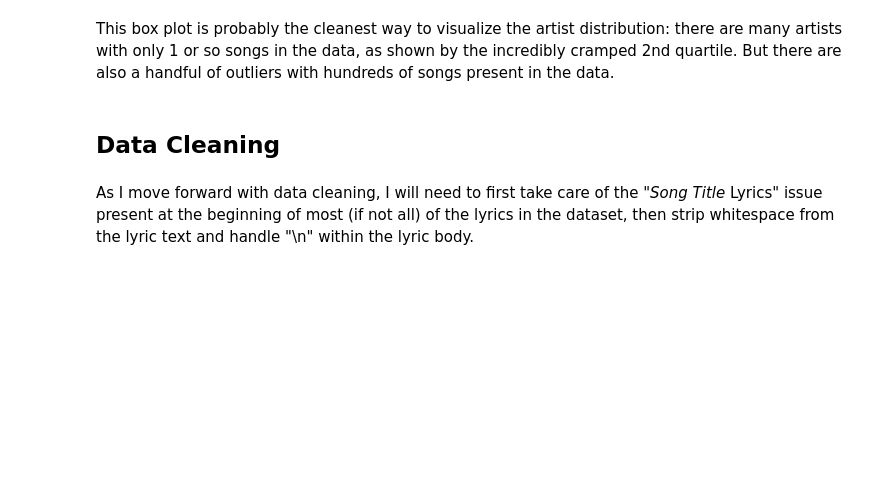
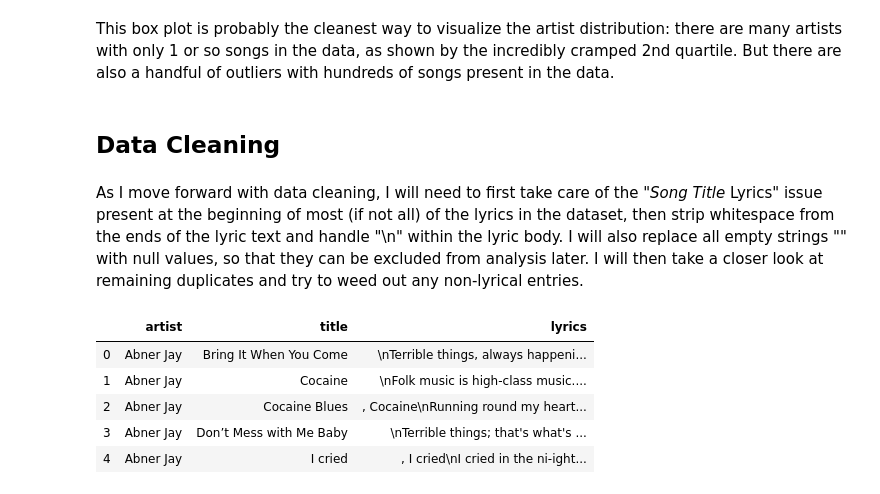
Before and after one commit to Data-Science-for-Linguists-2022/Outsider-Music-Linguistic-Analysis, a Jupyter notebook: scripts_&_analysis/3_data_cleaning_and_exploration.ipynb, the cells around one changed output. Cells and saved outputs as stored; diff of their text form; code cells hidden in the pictures; blank space fills up the shorter version.

```diff
--- a/scripts_&_analysis/3_data_cleaning_and_exploration.ipynb
+++ b/scripts_&_analysis/3_data_cleaning_and_exploration.ipynb
@@ -109,4 +103,4 @@ This box plot is probably the cleanest way to visualize the artist distribution:
 # %% [markdown]
 ## Data Cleaning
 # %% [markdown]
-As I move forward with data cleaning, I will need to first take care of the "*Song Title* Lyrics" issue present at the beginning of most (if not all) of the lyrics in the dataset, then strip whitespace from the lyric text and handle "\n" within the lyric body.
+As I move forward with data cleaning, I will need to first take care of the "*Song Title* Lyrics" issue present at the beginning of most (if not all) of the lyrics in the dataset, then strip whitespace from the ends of the lyric text and handle "\n" within the lyric body.  I will also replace all empty strings "" with null values, so that they can be excluded from analysis later.  I will then take a closer look at remaining duplicates and try to weed out any non-lyrical entries.
@@ -112,0 +118,9 @@ As I move forward with data cleaning, I will need to first take care of the "*So
+# %%
+lyricsdf.head()
+# %% [output]
+|  | artist | title | lyrics |
+| 0 | Abner Jay | Bring It When You Come | \nTerrible things, always happeni... |
+| 1 | Abner Jay | Cocaine | \nFolk music is high-class music.... |
+| 2 | Abner Jay | Cocaine Blues | , Cocaine\nRunning round my heart... |
+| 3 | Abner Jay | Don’t Mess with Me Baby | \nTerrible things; that's what's ... |
+| 4 | Abner Jay | I cried | , I cried\nI cried in the ni-ight... |
```
Also changed, not shown: parts of 19 cells of this notebook.
